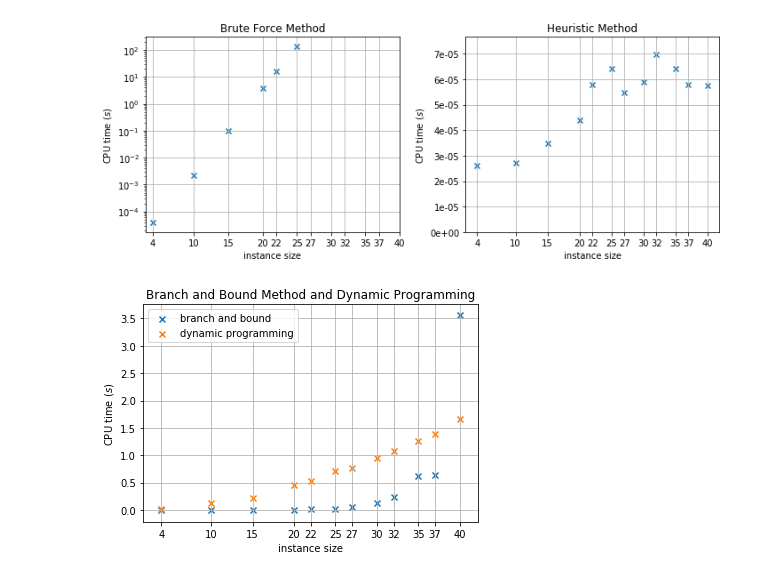
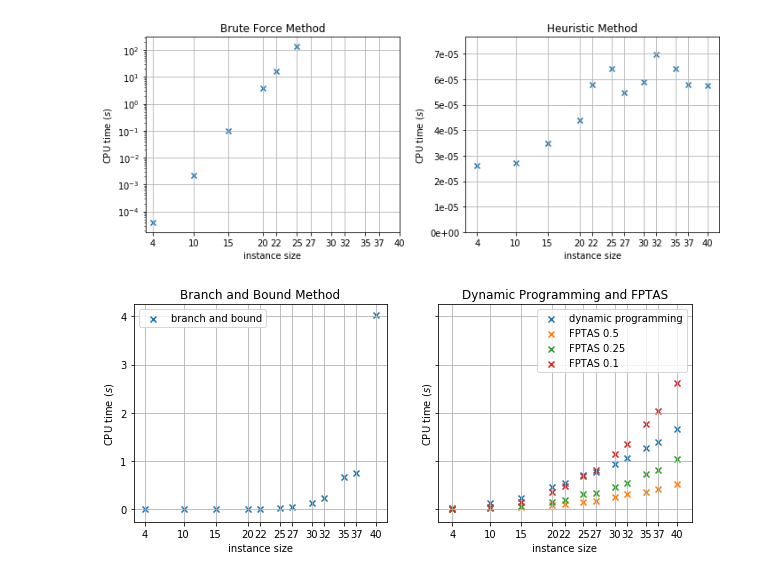
Before and after one commit to podondra/knapsack-problem, a Jupyter notebook: Analysis of Methods for Solving the Knapsack Problem.ipynb, the cells around one changed output. Cells and saved outputs as stored; diff of their text form; code cells hidden in the pictures.

```diff
--- a/01-experiments.ipynb
+++ b/Analysis of Methods for Solving the Knapsack Problem.ipynb
@@ -216,13 +304,22 @@ pyplot.savefig('reports/img/brute_force_heuristic_times.pdf')
 # %% [output]
 [figure]
-# %%
-pyplot.scatter(ns, times_mean['branch_and_bound_time'], marker='x', label='branch and bound')
-pyplot.scatter(ns, times_mean['dynamic_programming_time'], marker='x', label='dynamic programming')
-pyplot.legend()
-pyplot.title('Branch and Bound Method and Dynamic Programming')
-pyplot.xticks(ns)
-pyplot.xlabel('instance size')
-pyplot.ylabel('CPU time ($s$)')
-pyplot.grid()
-# %% [output]
-[figure, removed]
+# %%
+fig, (ax1, ax2) = pyplot.subplots(nrows=1, ncols=2, sharey=True, figsize=(10, 4))
+
+ax1.set_title('Branch and Bound Method')
+ax1.scatter(ns, times_mean['branch_and_bound_time'], marker='x', label='branch and bound')
+ax2.scatter(ns, times_mean['dynamic_programming_time'], marker='x', label='dynamic programming')
+
+ax2.set_title('Dynamic Programming and FPTAS')
+ax2.scatter(ns, times_mean['fptas_0.5_time'], marker='x', label='FPTAS 0.5')
+ax2.scatter(ns, times_mean['fptas_0.25_time'], marker='x', label='FPTAS 0.25')
+ax2.scatter(ns, times_mean['fptas_0.1_time'], marker='x', label='FPTAS 0.1')
+
+for ax in (ax1, ax2):
+    ax.legend()
+    ax.set_xticks(ns)
+    ax.set_xlabel('instance size')
+    ax.set_ylabel('CPU time ($s$)')
+    ax.grid()
+# %% [output]
+[figure, added]
```
Also changed, not shown: parts of 26 cells of this notebook, 3 other files.
